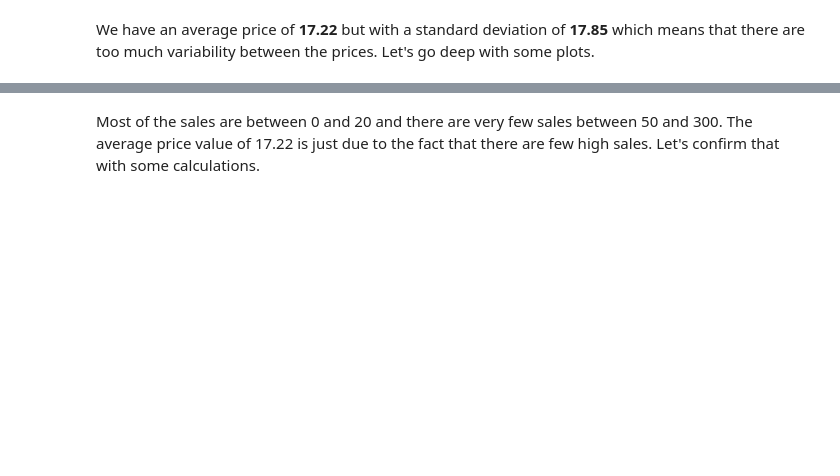
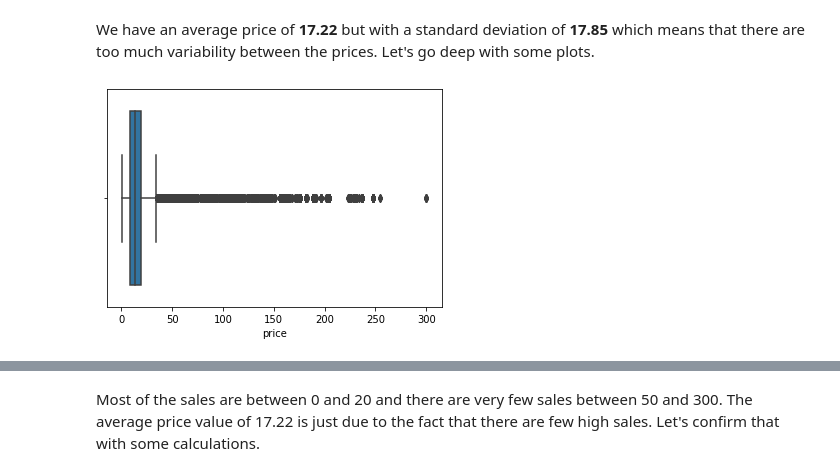
Before and after one commit to furawa/OC_data_analyst_projects, a Jupyter notebook: 02_analyze_company_sales/analyze_company_sales.ipynb, the cells around one changed output, grey strips where cells are left out. Drawn from its saved outputs; the diff is of its cells as text; code cells hidden in the pictures; blank space fills up the shorter version.

```diff
--- a/02_analyze_company_sales/analyze_company_sales.ipynb
+++ b/02_analyze_company_sales/analyze_company_sales.ipynb
@@ -359,5 +367,7 @@ NameError: name 'sales_m' is not defined
 We have an average price of **17.22** but with a standard deviation of **17.85** which means that there are too much variability between the prices. Let's go deep with some plots.
 # %%
 # Boxplot to see the variability
-sb.boxplot(sales_merge.price);
+sb.boxplot(clean_df.price);
+# %% [output]
+[figure, added]
 # %%
```
Also changed, not shown: parts of 10 cells of this notebook.
